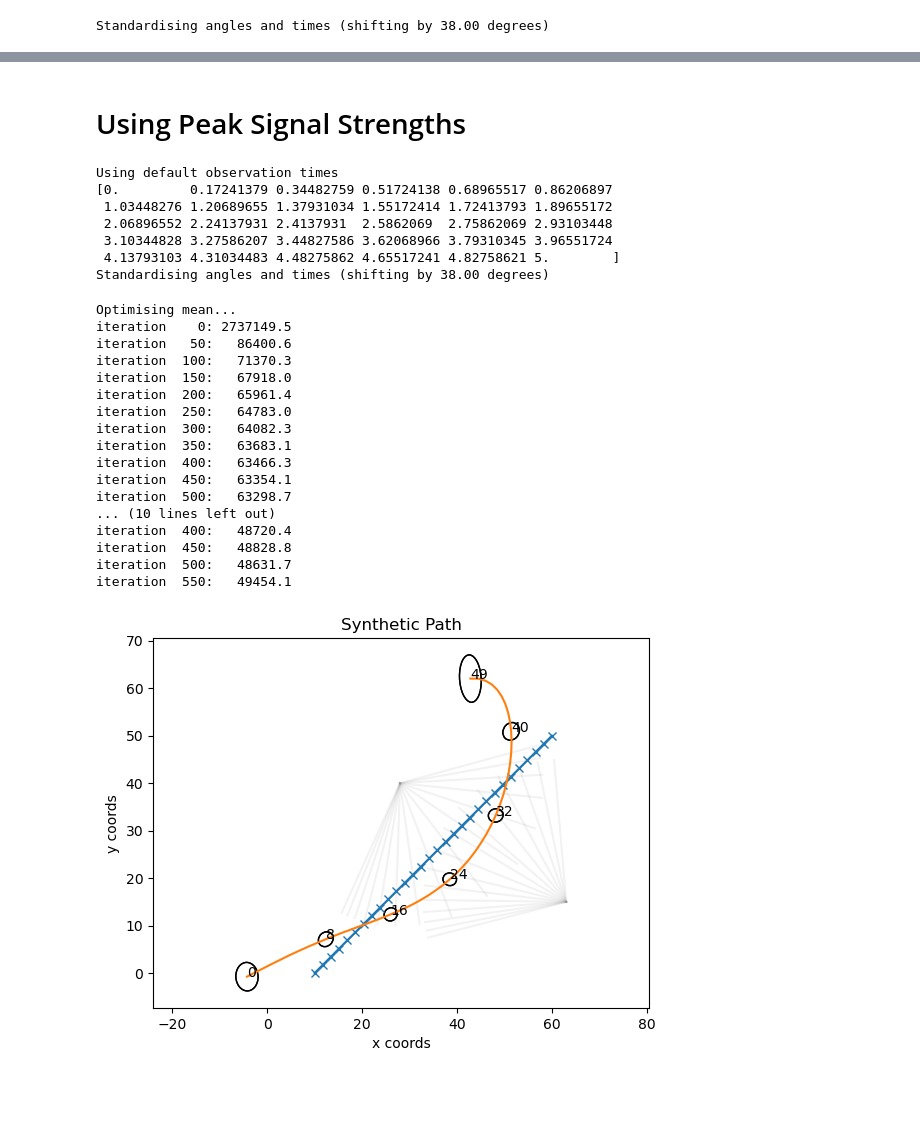
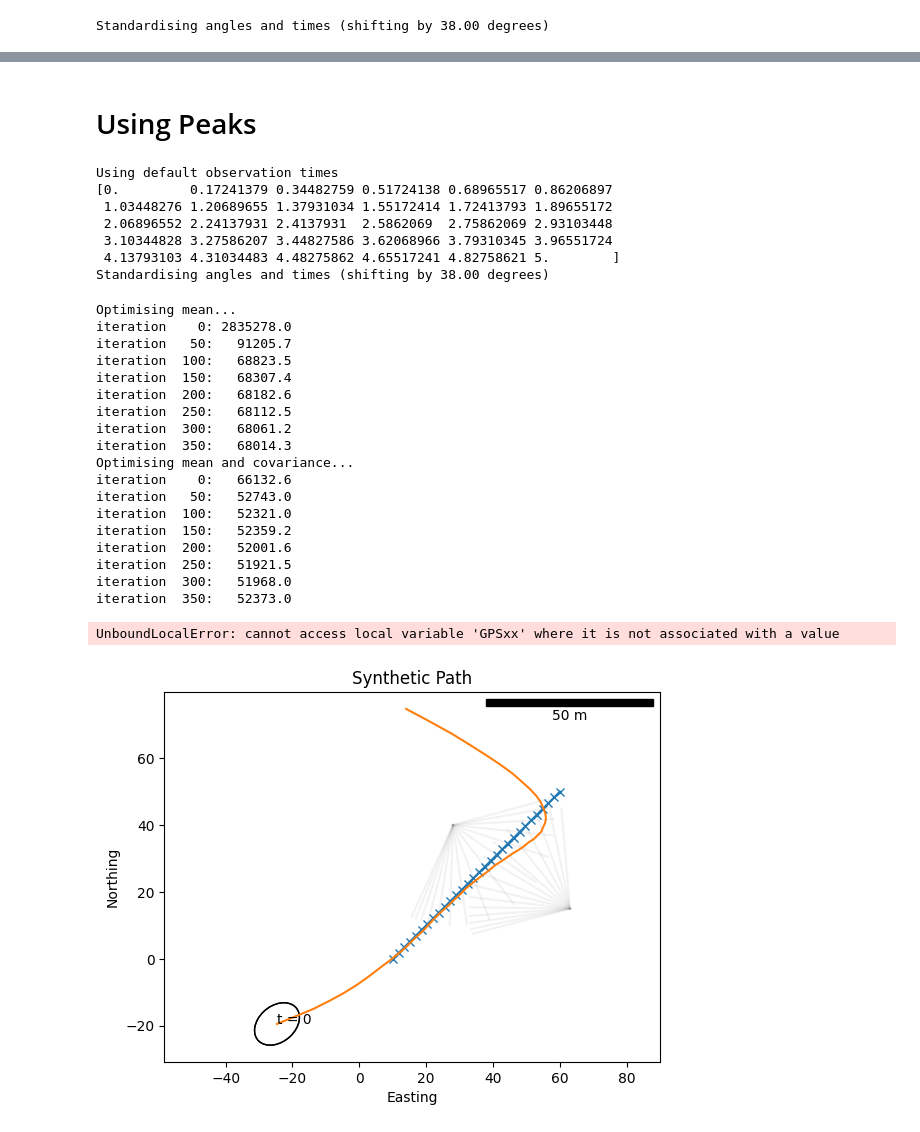
Before and after one commit to SheffieldMLtracking/BLEanalysis, a Jupyter notebook: jupyter/Using Angle Probability Distributions.ipynb, the cells around one changed output, grey strips where cells are left out. Saved outputs shown, nothing was run; the diff lists cells and outputs as text; code cells hidden in the pictures; blank space fills up the shorter version.

```diff
--- a/jupyter/Using Angle Probability Distributions.ipynb
+++ b/jupyter/Using Angle Probability Distributions.ipynb
@@ -44,7 +46,7 @@ observations = []
 for b in demo.burst_observations:
     logps,_,_,_ = angles.infer(b['rssis'],b['angles'])
     angle = np.linspace(0,np.pi*2,360)[np.argmax(logps)]
-    obs = np.array([b['transmitter_position'][0],b['transmitter_position'][1],np.cos(angle),np.sin(angle)])
+    obs = np.array([b['transmitter_position'][0][1],b['transmitter_position'][0][0],np.sin(angle),np.cos(angle)])
     observations.append(obs)
 observations = np.array(observations)
 # %% [output]
@@ -80,3 +79,0 @@ TODO: A method in Signals should potentially generate this list from the data it
-# %%
-x = 0
-demo.burst_observations[x]
@@ -109,5 +80,5 @@ np.rad2deg(prediction)
-# %% [markdown]
-# Using Peak Signal Strengths
+# %% [markdown]
+# Using Peaks
 # %%
 from BLEanalysis.angleinference import AnglesUsePeaks
 demo = SignalDemo(sample_interval=150)
@@ -115,7 +86,7 @@ angles = AnglesUsePeaks(0)
 observations = []
 for b in demo.burst_observations:
     angle = angles.infer(b['rssis'],b['angles'])
-    obs = np.array([b['transmitter_position'][0],b['transmitter_position'][1],np.cos(angle),np.sin(angle)])
+    obs = np.array([b['transmitter_position'][0][0],b['transmitter_position'][0][1],np.sin(angle),np.cos(angle)])
     observations.append(obs)
 # %% [output]
 Using default observation times
@@ -137,27 +108,29 @@ for x in range(len(observations)):
 from BLEanalysis.pathinference import Path_VectorsToBee
 k = ExponentiatedQuadraticKernel(7.0,50.0)
 path = Path_VectorsToBee(np.array(obstimesRemoveNan),np.array(observationsRemoveNan),k,6,0.1)
-path.run(600,learning_rate=2.0)
+path.run(400,learning_rate=1)
 # %% [output]
 Optimising mean...
-iteration    0: 2737149.5
-iteration   50:   86400.6
-iteration  100:   71370.3
-iteration  150:   67918.0
-iteration  200:   65961.4
-iteration  250:   64783.0
-iteration  300:   64082.3
-iteration  350:   63683.1
-iteration  400:   63466.3
-iteration  450:   63354.1
-iteration  500:   63298.7
-... (10 lines left out)
-iteration  400:   48720.4
-iteration  450:   48828.8
-iteration  500:   48631.7
-iteration  550:   49454.1
+iteration    0: 2835278.0
+iteration   50:   91205.7
+iteration  100:   68823.5
+iteration  150:   68307.4
+iteration  200:   68182.6
+iteration  250:   68112.5
+iteration  300:   68061.2
+iteration  350:   68014.3
+Optimising mean and covariance...
+iteration    0:   66132.6
+iteration   50:   52743.0
+iteration  100:   52321.0
+iteration  150:   52359.2
+iteration  200:   52001.6
+iteration  250:   51921.5
+iteration  300:   51968.0
+iteration  350:   52373.0
 # %%
 demo.plot()
-path.plot(n_std=1)
+path.plot(n_std=1,coordScaleFactor=[0,0], startTime = -1, endTime = 7)
 # %% [output]
+UnboundLocalError: cannot access local variable 'GPSxx' where it is not associated with a value
-[figure, old version]
+[figure, new version]
```
Also changed, not shown: parts of 10 cells of this notebook, 13 other files.
